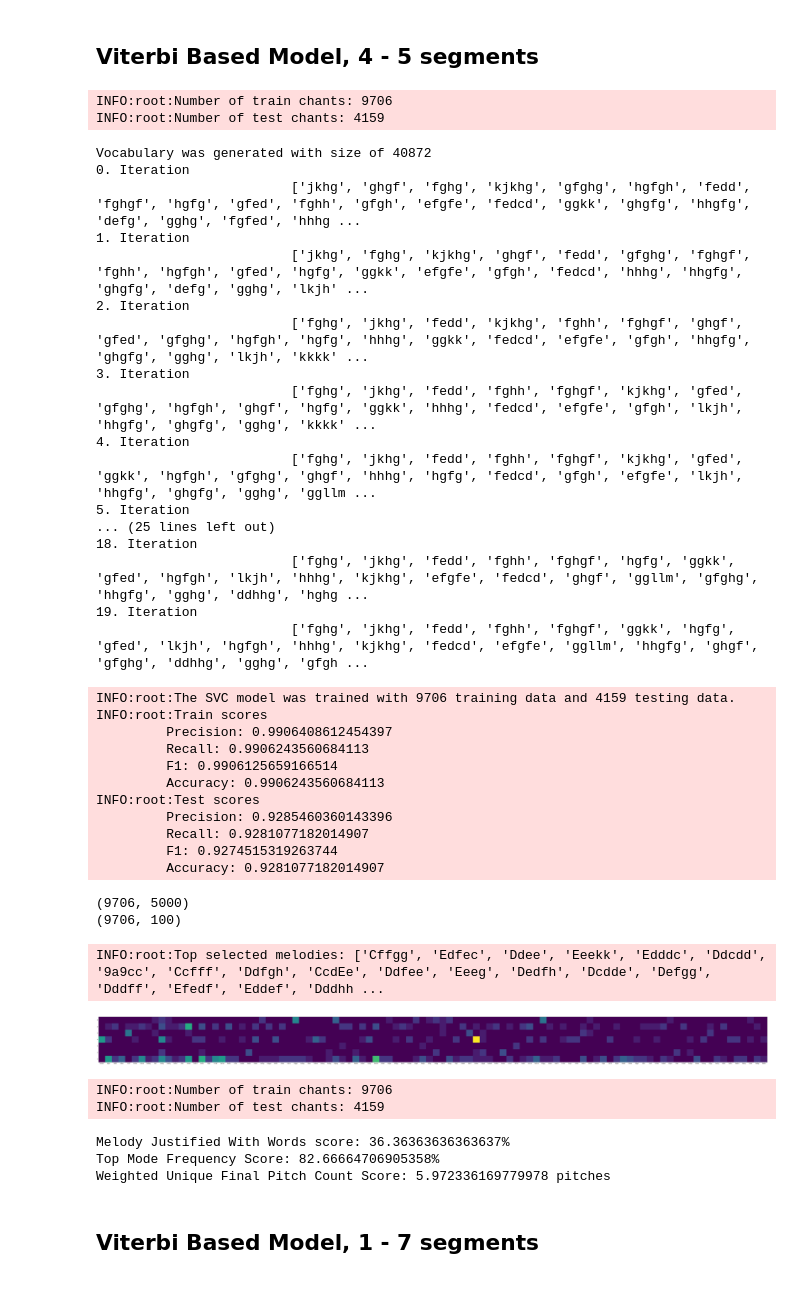
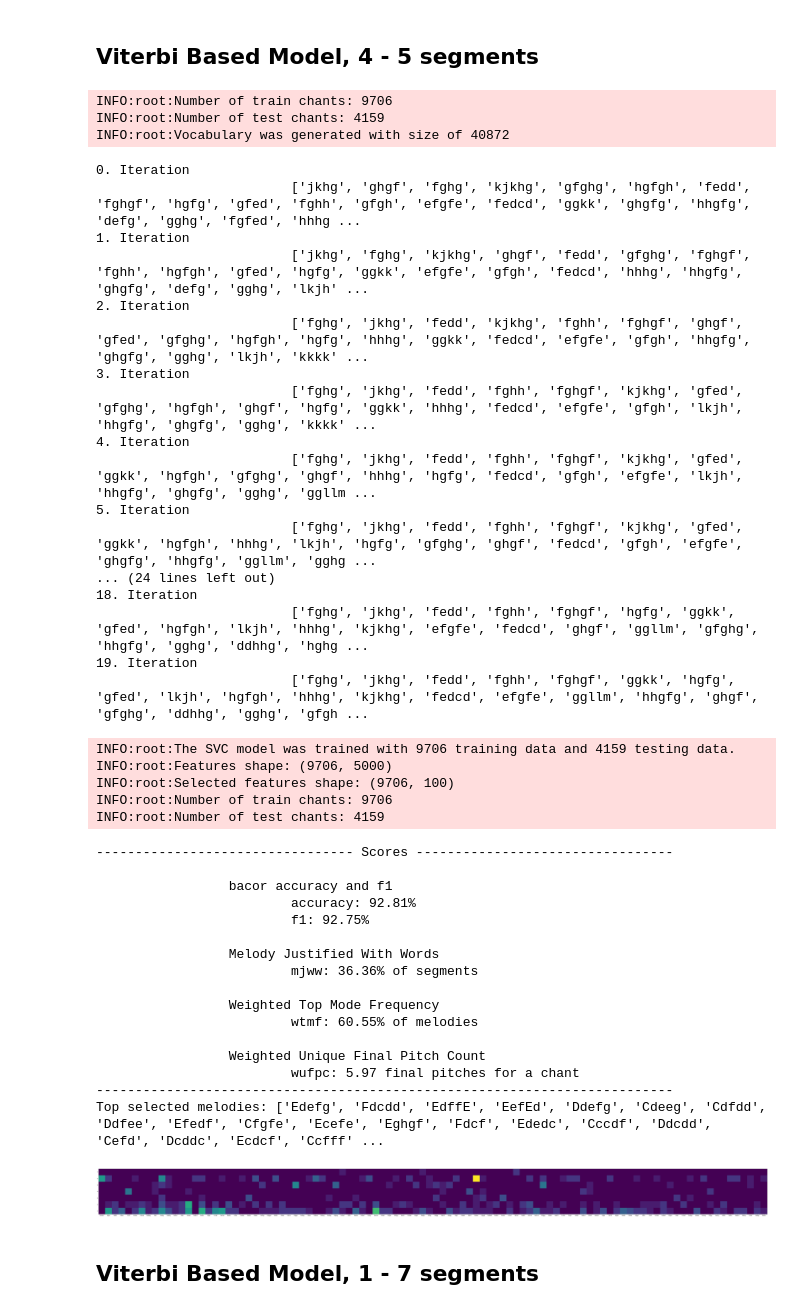
Before and after one commit to lanzv/Master-Thesis, a Jupyter notebook: models/experiments.ipynb, the cells around one changed output. Saved outputs shown, nothing was run; the diff lists cells and outputs as text; code cells hidden in the pictures.

Commit message:
evalute all new scores in experiments jupiter ntb

```diff
--- a/models/experiments.ipynb
+++ b/models/experiments.ipynb
@@ -324,69 +656,59 @@ Weighted Unique Final Pitch Count Score: 5.843210076795293 pitches
 # %%
 from src.utils.loader import prepare_dataset
 from src.models.viterbi_based_model import ViterbiBasedModel
-from src.eval.bacor_score import bacor_score
-from src.eval.mjww_score import mjww_score
-from src.eval.tmf_score import tmf_score
-from src.eval.wufpc_score import wufpc_score
+from src.eval.pipeline import evaluation_pipeline
 
 # Get Data
 X, y = prepare_dataset()
 # Init model
 model = ViterbiBasedModel(min_size=4, max_size=5)
 # Train and Fit model
 final_segmentation = model.predict_segments(X, iterations=20)
 # Evaluate model
-X_train, y_train = final_segmentation[:9706], y[:9706]
-X_test, y_test = final_segmentation[9706:], y[9706:]
-scores, important_melodies, melody_mode_frequencies, trained_model = bacor_score(
-    X_train, y_train, X_test, y_test, max_features = 100
-  )
-mjww_score = mjww_score(final_segmentation)
-print("Melody Justified With Words score: {}%".format(mjww_score*100))
-tmf_score = tmf_score(final_segmentation, y)
-print("Top Mode Frequency Score: {}%".format(tmf_score*100))
-wufpc_score = wufpc_score(final_segmentation)
-print("Weighted Unique Final Pitch Count Score: {} pitches".format(wufpc_score))
+bacor, mjww, wtmf, wufpc, top_melodies, melody_mode_frequencies, bacor_model = evaluation_pipeline(final_segmentation, y)
 # %% [output]
 INFO:root:Number of train chants: 9706
 INFO:root:Number of test chants: 4159
+INFO:root:Vocabulary was generated with size of 40872
-Vocabulary was generated with size of 40872
 0. Iteration
                          ['jkhg', 'ghgf', 'fghg', 'kjkhg', 'gfghg', 'hgfgh', 'fedd', 'fghgf', 'hgfg', 'gfed', 'fghh', 'gfgh', 'efgfe', 'fedcd', 'ggkk', 'ghgfg', 'hhgfg', 'defg', 'gghg', 'fgfed', 'hhhg ...
 1. Iteration
                          ['jkhg', 'fghg', 'kjkhg', 'ghgf', 'fedd', 'gfghg', 'fghgf', 'fghh', 'hgfgh', 'gfed', 'hgfg', 'ggkk', 'efgfe', 'gfgh', 'fedcd', 'hhhg', 'hhgfg', 'ghgfg', 'defg', 'gghg', 'lkjh' ...
 2. Iteration
                          ['fghg', 'jkhg', 'fedd', 'kjkhg', 'fghh', 'fghgf', 'ghgf', 'gfed', 'gfghg', 'hgfgh', 'hgfg', 'hhhg', 'ggkk', 'fedcd', 'efgfe', 'gfgh', 'hhgfg', 'ghgfg', 'gghg', 'lkjh', 'kkkk' ...
 3. Iteration
                          ['fghg', 'jkhg', 'fedd', 'fghh', 'fghgf', 'kjkhg', 'gfed', 'gfghg', 'hgfgh', 'ghgf', 'hgfg', 'ggkk', 'hhhg', 'fedcd', 'efgfe', 'gfgh', 'lkjh', 'hhgfg', 'ghgfg', 'gghg', 'kkkk' ...
 4. Iteration
                          ['fghg', 'jkhg', 'fedd', 'fghh', 'fghgf', 'kjkhg', 'gfed', 'ggkk', 'hgfgh', 'gfghg', 'ghgf', 'hhhg', 'hgfg', 'fedcd', 'gfgh', 'efgfe', 'lkjh', 'hhgfg', 'ghgfg', 'gghg', 'ggllm ...
 5. Iteration
-... (25 lines left out)
+                         ['fghg', 'jkhg', 'fedd', 'fghh', 'fghgf', 'kjkhg', 'gfed', 'ggkk', 'hgfgh', 'hhhg', 'lkjh', 'hgfg', 'gfghg', 'ghgf', 'fedcd', 'gfgh', 'efgfe', 'ghgfg', 'hhgfg', 'ggllm', 'gghg ...
+... (24 lines left out)
 18. Iteration
                          ['fghg', 'jkhg', 'fedd', 'fghh', 'fghgf', 'hgfg', 'ggkk', 'gfed', 'hgfgh', 'lkjh', 'hhhg', 'kjkhg', 'efgfe', 'fedcd', 'ghgf', 'ggllm', 'gfghg', 'hhgfg', 'gghg', 'ddhhg', 'hghg ...
 19. Iteration
                          ['fghg', 'jkhg', 'fedd', 'fghh', 'fghgf', 'ggkk', 'hgfg', 'gfed', 'lkjh', 'hgfgh', 'hhhg', 'kjkhg', 'fedcd', 'efgfe', 'ggllm', 'hhgfg', 'ghgf', 'gfghg', 'ddhhg', 'gghg', 'gfgh ...
 INFO:root:The SVC model was trained with 9706 training data and 4159 testing data.
-INFO:root:Train scores
-         Precision: 0.9906408612454397
-         Recall: 0.9906243560684113
-         F1: 0.9906125659166514
-         Accuracy: 0.9906243560684113
-INFO:root:Test scores
-         Precision: 0.9285460360143396
-         Recall: 0.9281077182014907
-         F1: 0.9274515319263744
-         Accuracy: 0.9281077182014907
+INFO:root:Features shape: (9706, 5000)
+INFO:root:Selected features shape: (9706, 100)
+INFO:root:Number of train chants: 9706
+INFO:root:Number of test chants: 4159
-(9706, 5000)
-(9706, 100)
+--------------------------------- Scores ---------------------------------
+
+                 bacor accuracy and f1
+                         accuracy: 92.81%
+                         f1: 92.75%
+
+                 Melody Justified With Words
+                         mjww: 36.36% of segments
+
+                 Weighted Top Mode Frequency
+                         wtmf: 60.55% of melodies
+
+                 Weighted Unique Final Pitch Count
+                         wufpc: 5.97 final pitches for a chant
+--------------------------------------------------------------------------
+Top selected melodies: ['Edefg', 'Fdcdd', 'EdffE', 'EefEd', 'Ddefg', 'Cdeeg', 'Cdfdd', 'Ddfee', 'Efedf', 'Cfgfe', 'Ecefe', 'Eghgf', 'Fdcf', 'Ededc', 'Cccdf', 'Ddcdd', 'Cefd', 'Dcddc', 'Ecdcf', 'Ccfff' ...
-INFO:root:Top selected melodies: ['Cffgg', 'Edfec', 'Ddee', 'Eeekk', 'Edddc', 'Ddcdd', '9a9cc', 'Ccfff', 'Ddfgh', 'CcdEe', 'Ddfee', 'Eeeg', 'Dedfh', 'Dcdde', 'Defgg', 'Dddff', 'Efedf', 'Eddef', 'Dddhh ...
-[figure, old version]
+[figure, new version]
-INFO:root:Number of train chants: 9706
-INFO:root:Number of test chants: 4159
-Melody Justified With Words score: 36.36363636363637%
-Top Mode Frequency Score: 82.66664706905358%
-Weighted Unique Final Pitch Count Score: 5.972336169779978 pitches
 # %% [markdown]
 ## Viterbi Based Model, 1 - 7 segments
 # %%
```
Also changed, not shown: parts of 23 cells of this notebook, 17 other files.
